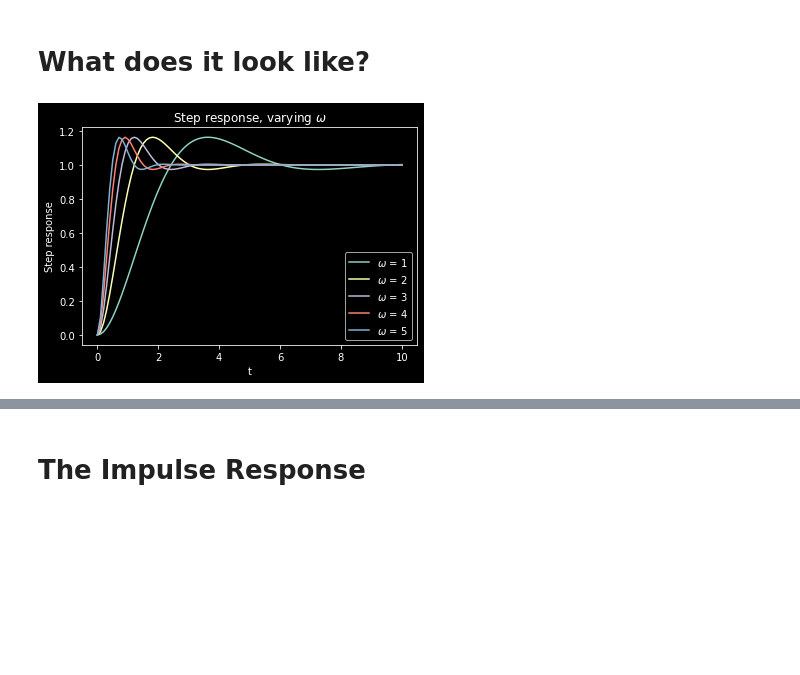
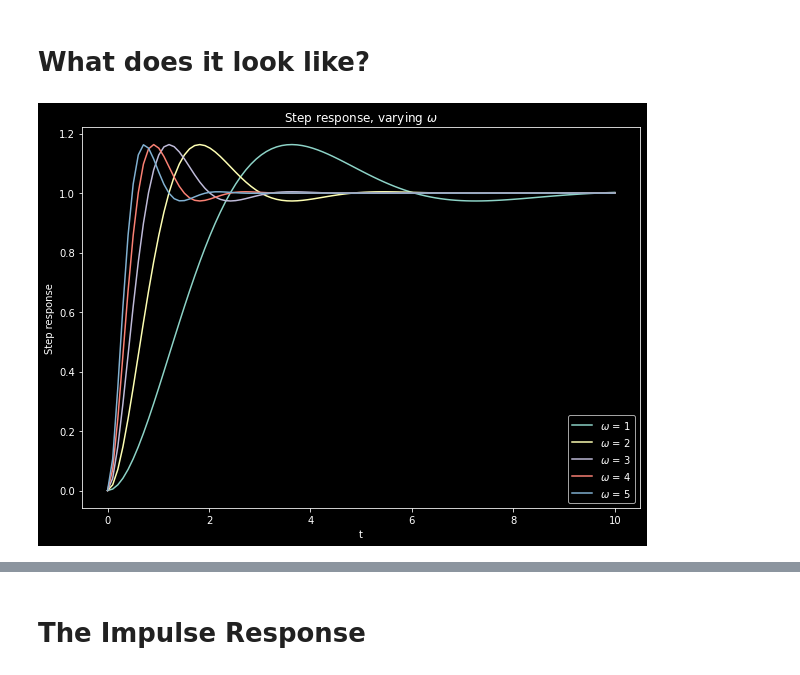
Before and after one commit to christakahashi/ECE447, a Jupyter notebook: lectures/second-order.ipynb, the cells around one changed output, grey strips where cells are left out. Cells and saved outputs as stored; diff of their text form; code cells hidden in the pictures; blank space fills up the shorter version.

```diff
--- a/lectures/second-order.ipynb
+++ b/lectures/second-order.ipynb
@@ -273,17 +275,18 @@ y = y.subs(b,sqrt(1-z**2)).subs(theta,acos(z))
 # %%
 #
 # Fixed zeta, varying omega
 #
 tvals = np.linspace(0,10,100)
+plt.figure(figsize=(10,7))
 for omega in [1,2,3,4,5]:
     f = lambdify(t,y.subs(z,0.5).subs(w,omega),'numpy')
     plt.plot(tvals,f(tvals),label="$\omega$ = %d" % omega)
 plt.xlabel("t")
 plt.ylabel("Step response")
 plt.title("Step response, varying $\omega$")
 plt.legend();
 # %% [output]
-[figure, old version]
+[figure, new version]
 # %%
 #
 # Fixed omega, varying zeta
```
Also changed, not shown: parts of 6 cells of this notebook.
